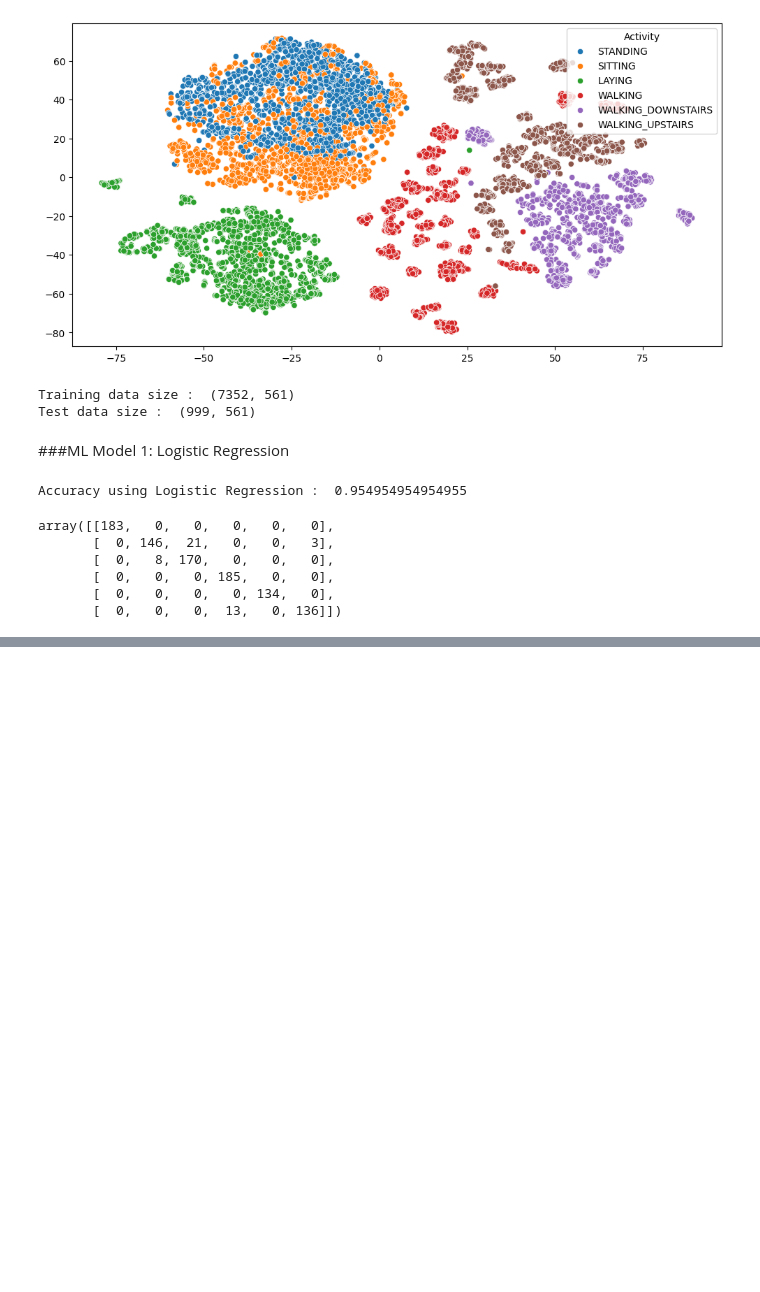
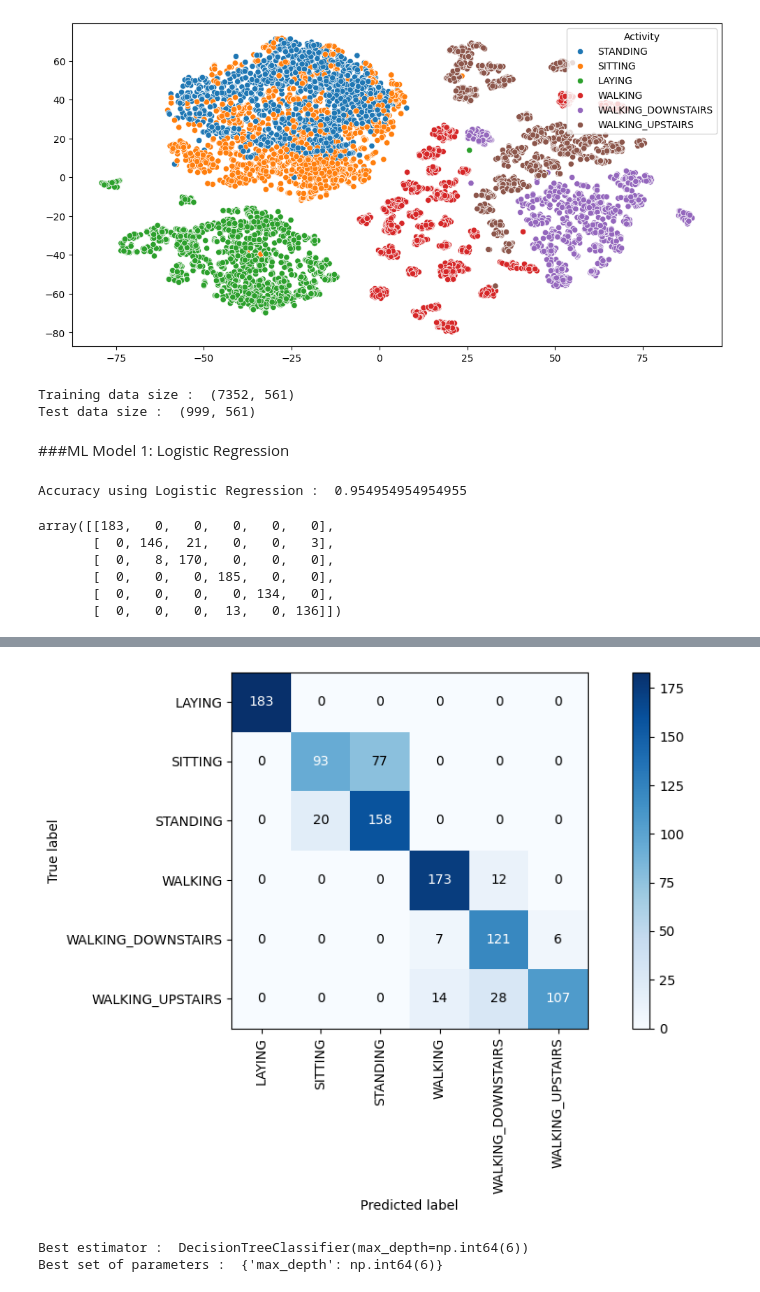
Before and after one commit to DipeanDas/ML_Human_Activity_Recognition, a Jupyter notebook: Human_Activity_Recognition.ipynb, the cells around one changed output, grey strips where cells are left out. Drawn from its saved outputs; the diff is of its cells as text; code cells hidden in the pictures; blank space fills up the shorter version.

```diff
--- a/Human_Activity_Recognition.ipynb
+++ b/Human_Activity_Recognition.ipynb
@@ -256,0 +305,2 @@ Best set of parameters :  {'max_iter': 500}
+# %%
+y_pred = dt_classifier_rs.predict(X_test)
@@ -256,0 +312,10 @@ Best set of parameters :  {'max_iter': 500}
+# %%
+cm = confusion_matrix(y_test.values,y_pred)
+plot_confusion_matrix(cm, np.unique(y_pred))
+# %% [output]
+[figure, added]
+# %%
+get_best_randomsearch_results(dt_classifier_rs)
+# %% [output]
+Best estimator :  DecisionTreeClassifier(max_depth=np.int64(6))
+Best set of parameters :  {'max_depth': np.int64(6)}
```
Also changed, not shown: parts of 14 cells of this notebook.
